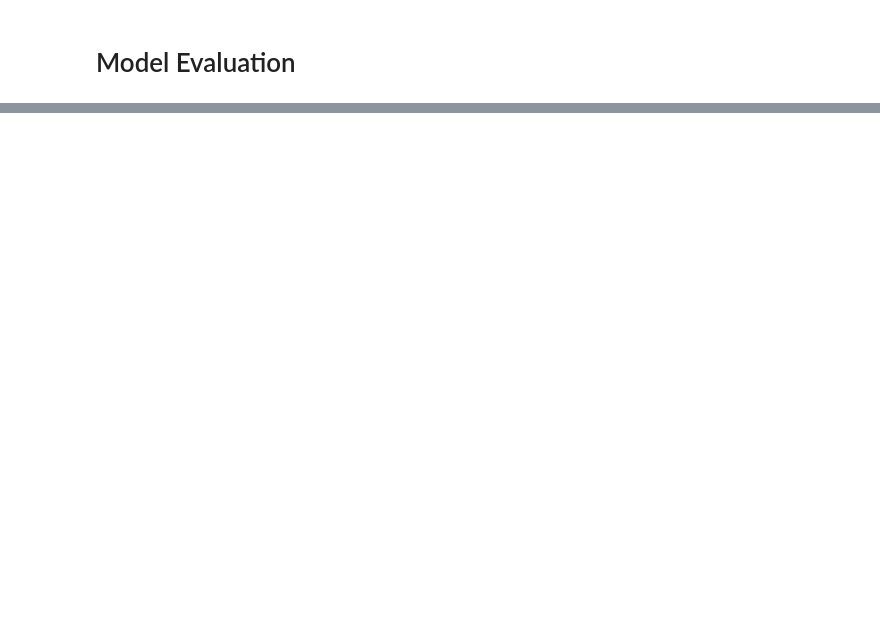
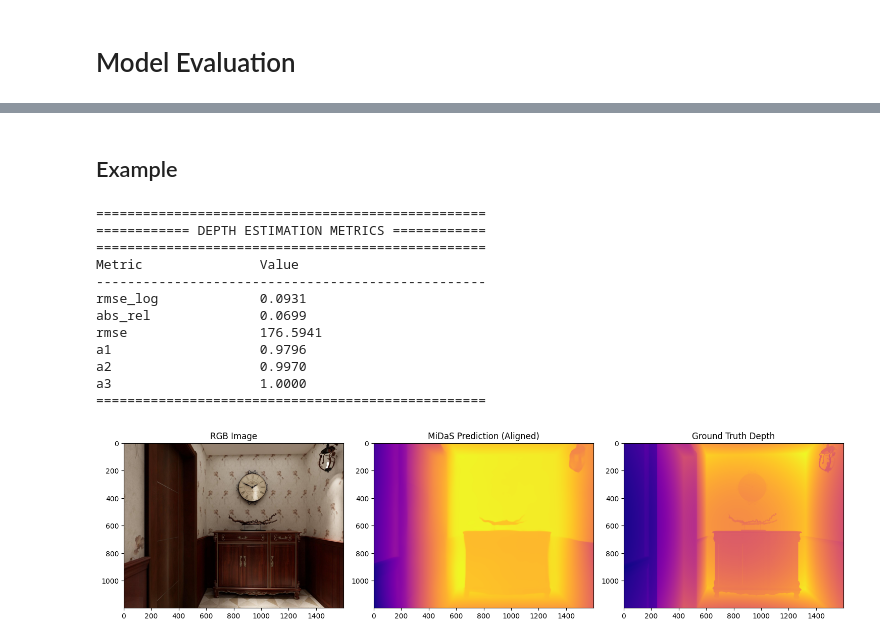
Before and after one commit to ynkf/HSLU.DSPRO2.Beyond2D, a Jupyter notebook: mde-baseline.ipynb, the cells around one changed output, grey strips where cells are left out. Saved outputs shown, nothing was run; the diff lists cells and outputs as text; code cells hidden in the pictures; blank space fills up the shorter version.

```diff
--- a/mde-baseline.ipynb
+++ b/mde-baseline.ipynb
@@ -156,0 +195,61 @@ axes[1, 1].imshow(inverted_depth)
+# %%
+# Align scales (since MiDaS produces relative depth)
+def align_depths(pred, gt):
+    # Option 2: Least squares alignment (more robust)
+    # This approximates a linear transformation: pred_aligned = a*pred + b
+    mask = gt > 0  # Only consider valid pixels
+    if mask.sum() > 0:
+        gt_valid = gt[mask]
+        pred_valid = pred[mask]
+
+        # Solve for a and b using least squares
+        A = np.vstack([pred_valid, np.ones(len(pred_valid))]).T
+        a, b = np.linalg.lstsq(A, gt_valid, rcond=None)[0]
+
+        pred_aligned = a * pred + b
+        return pred_aligned
+
+    return pred  # Return unaligned if no valid pixels
+# %% [markdown]
+## Example
+# %%
+# Load ground truth depth map
+gt_depth = np.array(scene['depth'])
+
+# Align MiDaS prediction to ground truth scale
+midas_aligned = align_depths(output, gt_depth)
+
+# Calculate metrics
+metrics = compute_metrics(midas_aligned, gt_depth)
+print_metrics(metrics)
+
+# Visualize results
+plt.figure(figsize=(15, 5))
+plt.subplot(131)
+plt.imshow(scene['image'])
+plt.title('RGB Image')
+
+plt.subplot(132)
+plt.imshow(midas_aligned, cmap='plasma')
+plt.title('MiDaS Prediction (Aligned)')
+
+plt.subplot(133)
+plt.imshow(gt_depth, cmap='plasma')
+plt.title('Ground Truth Depth')
+
+plt.tight_layout()
+plt.show()
+# %% [output]
+==================================================
+============ DEPTH ESTIMATION METRICS ============
+==================================================
+Metric               Value
+--------------------------------------------------
+rmse_log             0.0931
+abs_rel              0.0699
+rmse                 176.5941
+a1                   0.9796
+a2                   0.9970
+a3                   1.0000
+==================================================
+[figure, added]
```
Also changed, not shown: parts of 18 cells of this notebook.
